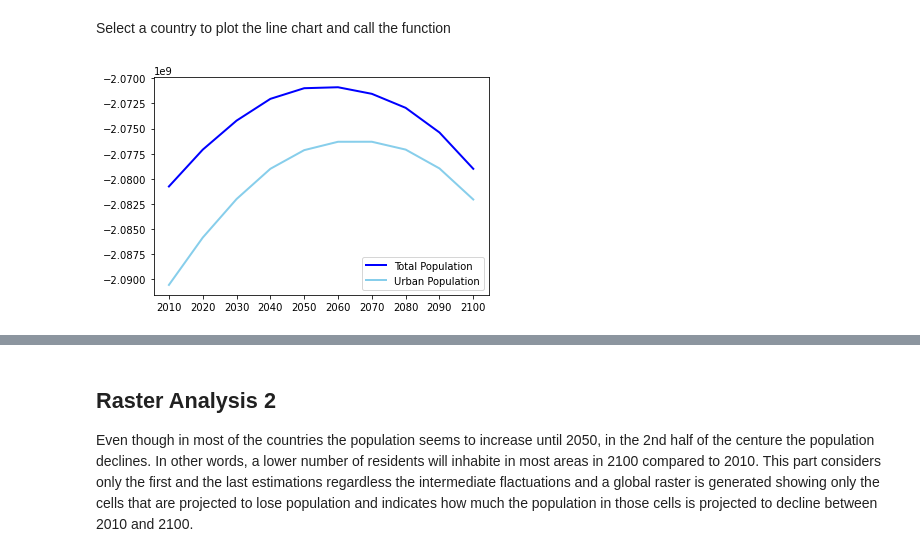
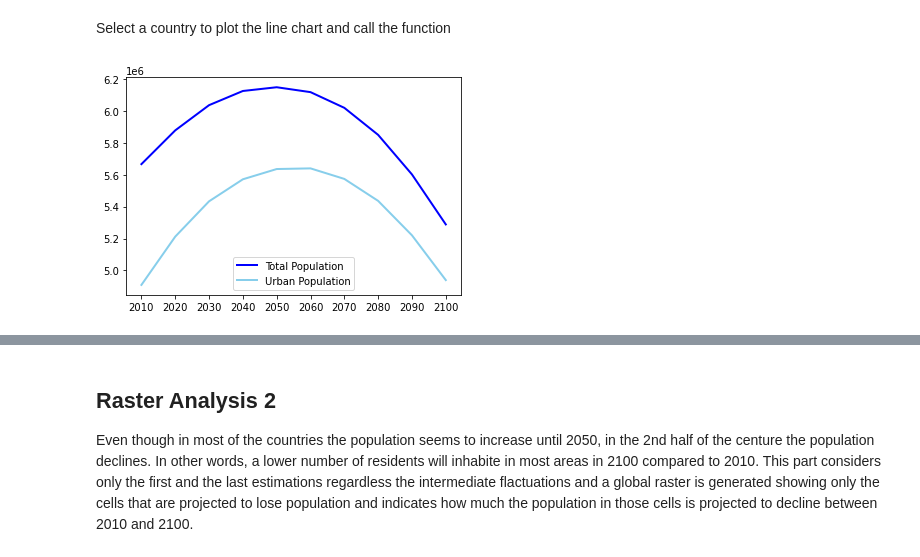
Before and after one commit to mgeorgati/GAN_assignment, a Jupyter notebook: geoanalysis_assignment.ipynb, the cells around one changed output, grey strips where cells are left out. Cells and saved outputs as stored; diff of their text form; code cells hidden in the pictures.

Commit message:
sorted files

```diff
--- a/geoanalysis_assignment.ipynb
+++ b/geoanalysis_assignment.ipynb
@@ -81,11 +81,12 @@ total = []
 Years = []
 
 for subdir, dirs, files in os.walk(path):
-    for file in files:
+    sorted_files = sorted(files)
+    for file in sorted_files:
 
         if file.endswith(".tif"):
             name = file.split(".tif")[0]
-            print(name)
+            #print(name)
             if "rur" in file:
                 nameRural = file.split(".tif")[0]
                 directories_rural=os.path.join(subdir, file)
@@ -147,11 +130,11 @@ def plot_LineChart (country):
         RuralPop.append(rural_pop)
 
     # Data
-    df=pd.DataFrame({'x': Years, 'y': TotalPop, 'y1': UrbanPop })
+    df=pd.DataFrame({'year': Years, 'total': TotalPop, 'urban': UrbanPop })
 
     # multiple line plot
-    plt.plot( 'x', 'y', data=df, marker='', color='blue', linewidth=2, label="Total Population")
-    plt.plot( 'x', 'y1', data=df, marker='', color='skyblue', linewidth=2, label="Urban Population")
+    plt.plot( 'year', 'total', data=df, marker='', color='blue', linewidth=2, label="Total Population")
+    plt.plot( 'year', 'urban', data=df, marker='', color='skyblue', linewidth=2, label="Urban Population")
     #plt.plot( 'x', 'y2', data=df, marker='', color='olive', linewidth=2, linestyle='dashed', label="Rural Population" )
     plt.legend()
 # %% [markdown]
@@ -181,15 +164,15 @@ code_dic
 Select a country to plot the line chart and call the function
 # %%
 for country, value in code_dic.items():
-    if country  == 'France':  #select here a country
+    if country  == 'Denmark':  #select here a country
         code_dic[country] = value
         code = pd.to_numeric(value)
         sel_country = countries == code
         #print(code)
 
 plot_LineChart (sel_country)
 # %% [output]
-[figure, old version]
+[figure, new version]
 # %%
 #some countries show negative population sum and billions... what's wrong?
 france_2010 = rasterio.open('france_ssp2010.tif')
```
Also changed, not shown: parts of 2 cells of this notebook.
